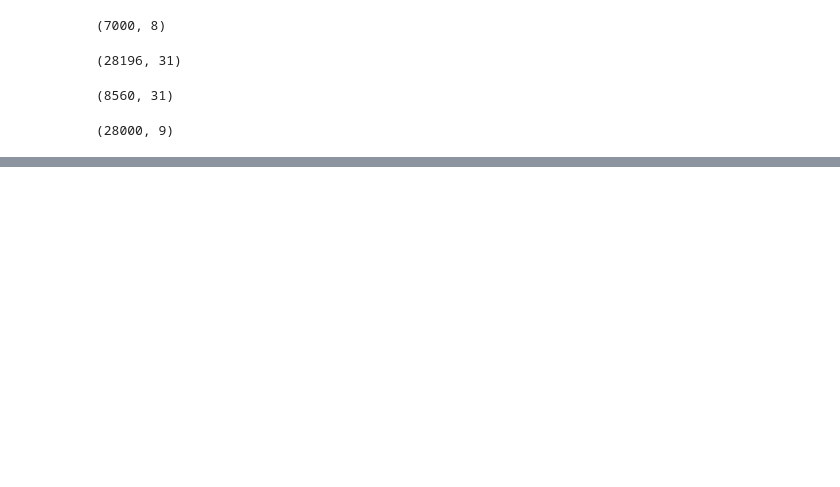
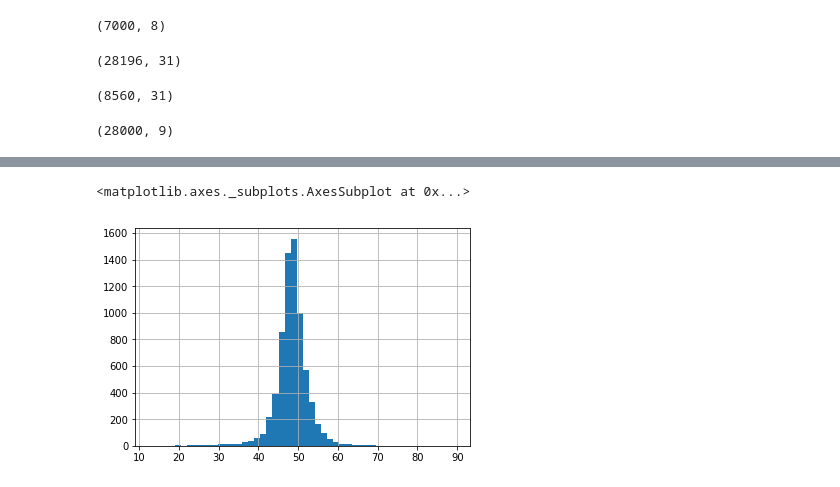
Before and after one commit to amirkatooz/capstone, a Jupyter notebook: data_augmentation.ipynb, the cells around one changed output, grey strips where cells are left out. Drawn from its saved outputs; the diff is of its cells as text; code cells hidden in the pictures; blank space fills up the shorter version.

```diff
--- a/data_augmentation.ipynb
+++ b/data_augmentation.ipynb
@@ -187,0 +212,5 @@ four_keypoints.to_pickle('four_keypoints.data')
+# %%
+df.nose_tip_x.hist(bins=50)
+# %% [output]
+<matplotlib.axes._subplots.AxesSubplot at 0x...>
+[figure, added]
```
Also changed, not shown: parts of 21 cells of this notebook, 4 other files.
